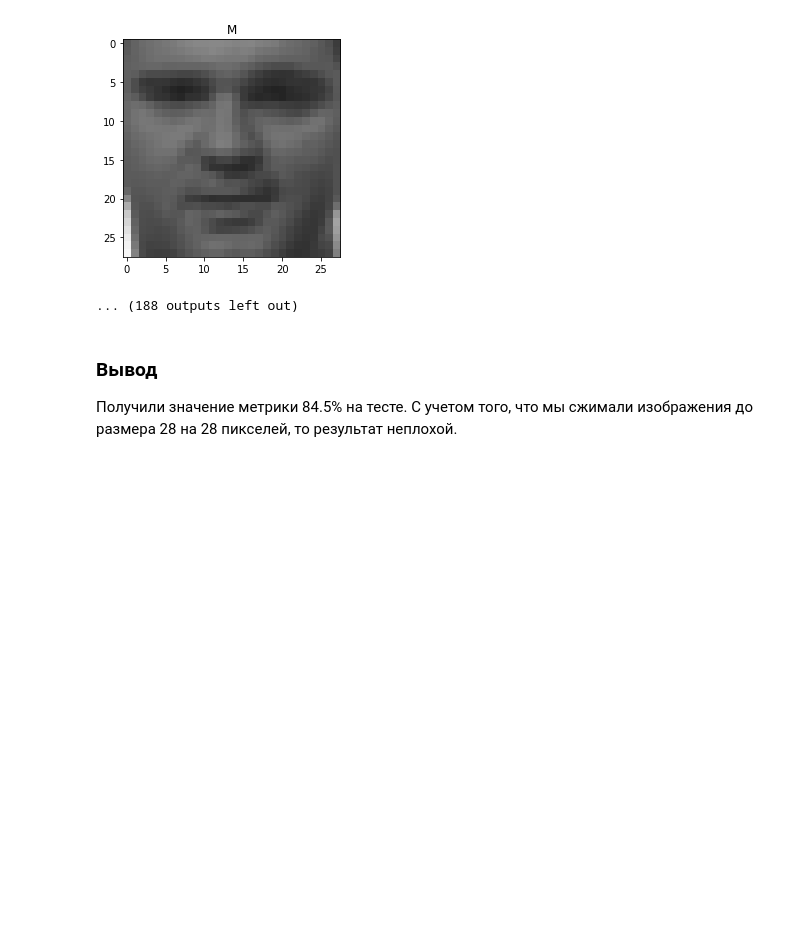
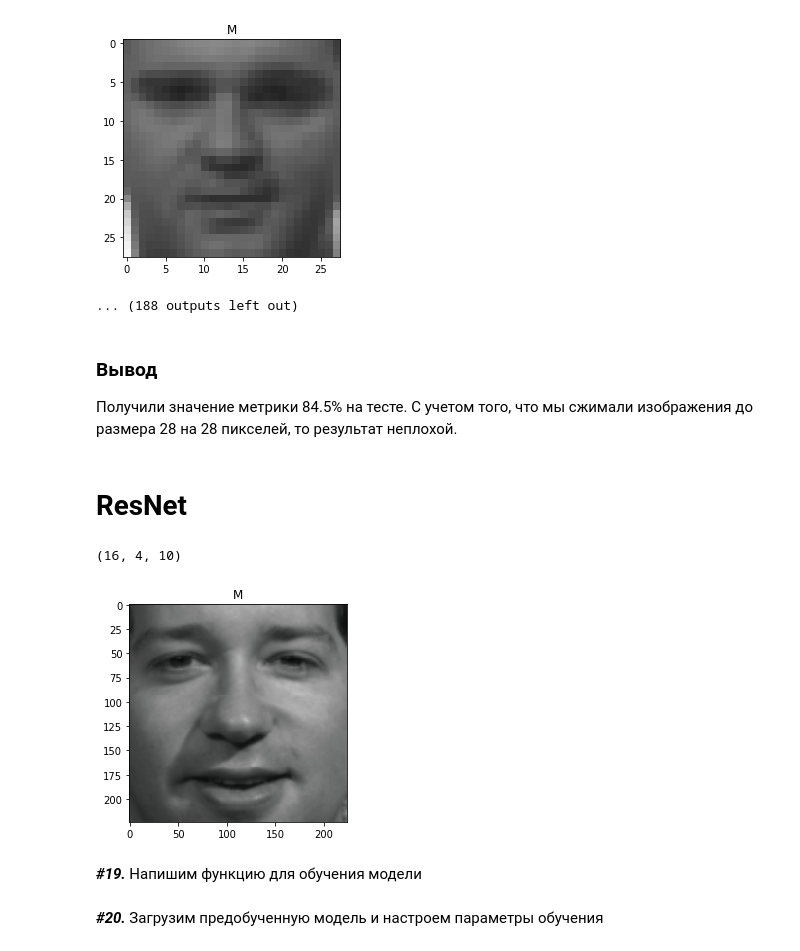
Before and after one commit to Timur-Sukharev/for_images, a Jupyter notebook: LBP_myLeNet_ResNet.ipynb, the cells around one changed output. Cells and saved outputs as stored; diff of their text form; code cells hidden in the pictures; blank space fills up the shorter version.

```diff
--- a/LBP_myLeNet_ResNet.ipynb
+++ b/LBP_myLeNet_ResNet.ipynb
@@ -691,3 +691,41 @@ for x_item, y_item in zip(X_test, test_preds.argmax(dim=1)):
 # %% [markdown]
 ### Вывод
 Получили значение метрики 84.5% на тесте. С учетом того, что мы сжимали изображения до размера 28 на 28 пикселей, то результат неплохой.
+# %% [markdown]
+# ResNet
+# %%
+train_transforms = transforms.Compose([
+    transforms.Resize((224, 224)),
+    transforms.ToTensor(),
+    transforms.Normalize([0.485, 0.456, 0.406], [0.229, 0.224, 0.225])
+])
+
+
+train_dataset = torchvision.datasets.ImageFolder(train_dir, train_transforms)
+val_dataset = torchvision.datasets.ImageFolder(val_dir, train_transforms)
+test_dataset = torchvision.datasets.ImageFolder(test_dir, train_transforms)
+
+batch_size = 20
+train_dataloader = torch.utils.data.DataLoader(
+    train_dataset, batch_size=batch_size, shuffle=True, num_workers=batch_size)
+val_dataloader = torch.utils.data.DataLoader(
+    val_dataset, batch_size=batch_size, shuffle=True, num_workers=batch_size)
+
+
+test_dataloader = torch.utils.data.DataLoader(
+    test_dataset, batch_size=batch_size, shuffle=False, num_workers=0)
+# %%
+len(train_dataloader), len(val_dataloader), len(test_dataloader)
+# %% [output]
+(16, 4, 10)
+# %%
+X_batch, y_batch = next(iter(train_dataloader))
+mean = np.array([0.485, 0.456, 0.406])
+std = np.array([0.229, 0.224, 0.225])
+plt.title(class_names[y_batch[0]])
+plt.imshow(X_batch[0].permute(1, 2, 0).numpy() * std + mean)
+plt.show()
+# %% [output]
+[figure, added]
+# %% [markdown]
+***#19.*** Напишим функцию для обучения модели
@@ -693,0 +777,2 @@ for x_item, y_item in zip(X_test, test_preds.argmax(dim=1)):
+# %% [markdown]
+***#20.*** Загрузим предобученную модель и настроем параметры обучения
```
Also changed, not shown: parts of 9 cells of this notebook.
